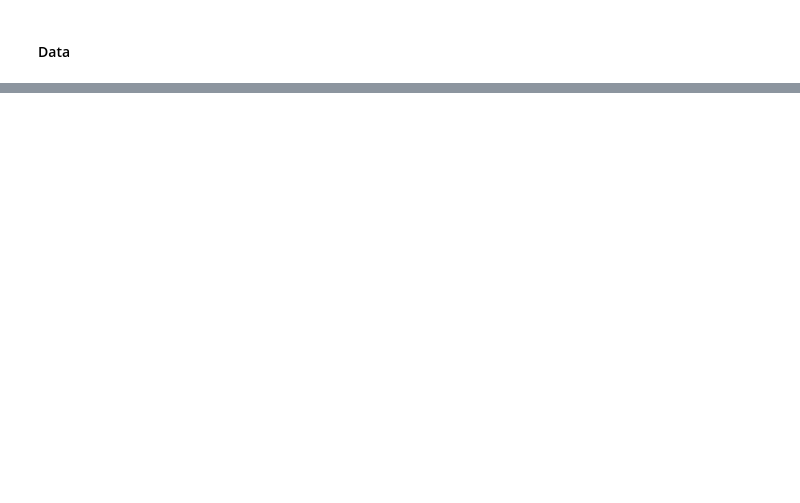
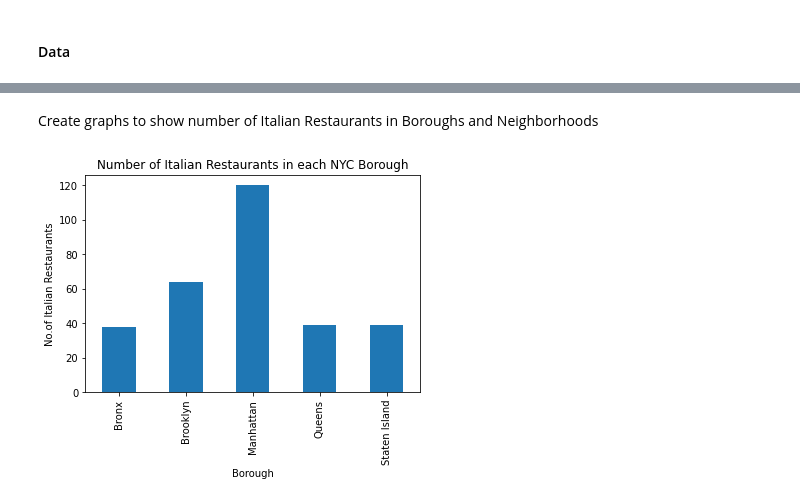
Before and after one commit to vpandiarajan20/AppliedDataScienceCapstone, a Jupyter notebook: Capstone-Notebook.ipynb, the cells around one changed output, grey strips where cells are left out. Saved outputs shown, nothing was run; the diff lists cells and outputs as text; code cells hidden in the pictures; blank space fills up the shorter version.

```diff
--- a/Capstone-Notebook.ipynb
+++ b/Capstone-Notebook.ipynb
@@ -20,0 +137,18 @@ Hello Capstone Project Course!
+# %%
+# get all Italian Restaurants and which Borough/Neighborhood
+column_names=['Borough', 'Neighborhood', 'ID','Name']
+italian_restaurant_df=pd.DataFrame(columns=column_names)
+count=1
+for row in neighborhoods.values.tolist():
+    Borough, Neighborhood, Latitude, Longitude=row
+    venues = get_nearby_venues(Latitude,Longitude)
+    italian_restaurants_nearby=venues[venues['Category']=='Italian Restaurant']
+    print ('I have found', str(len(italian_restaurants_nearby)), 'Italian Restaurant(s) in '+Neighborhood+', '+Borough)
+    for restaurant_detail in italian_restaurants_nearby.values.tolist():
+        id, name , category=restaurant_detail
+        italian_restaurant_df = italian_restaurant_df.append({'Borough': Borough,
+                                                'Neighborhood': Neighborhood,
+                                                'ID': id,
+                                                'Name' : name
+                                               }, ignore_index=True)
+    count+=1
@@ -20,0 +182,10 @@ Hello Capstone Project Course!
+# %% [markdown]
+<p>Create graphs to show number of Italian Restaurants in Boroughs and Neighborhoods</p>
+# %%
+plt.title('Number of Italian Restaurants in each NYC Borough')
+plt.xlabel('Borough')
+plt.ylabel('No.of Italian Restaurants')
+italian_restaurant_df.groupby('Borough')['ID'].count().plot(kind='bar')
+plt.show()
+# %% [output]
+[figure, added]
```
Also changed, not shown: parts of 27 cells of this notebook.
